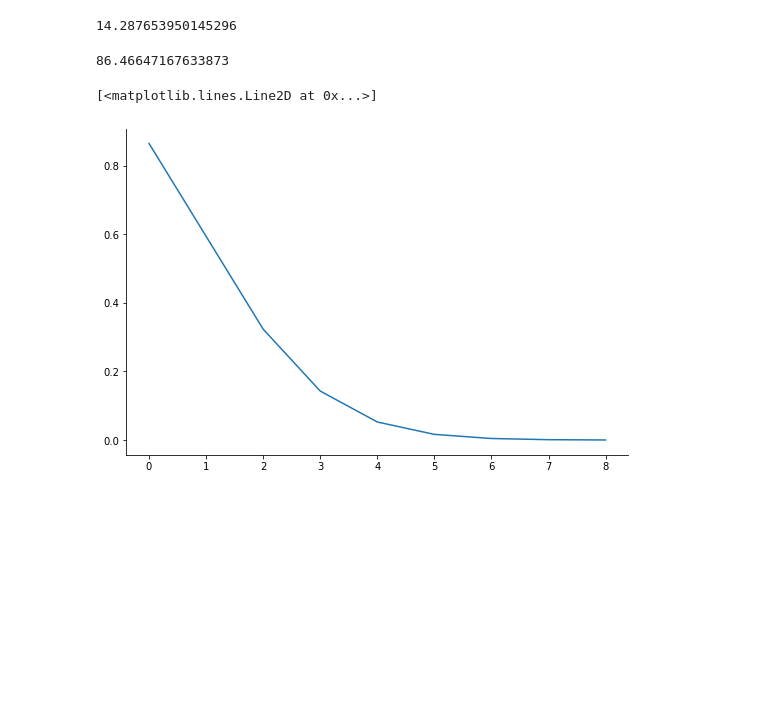
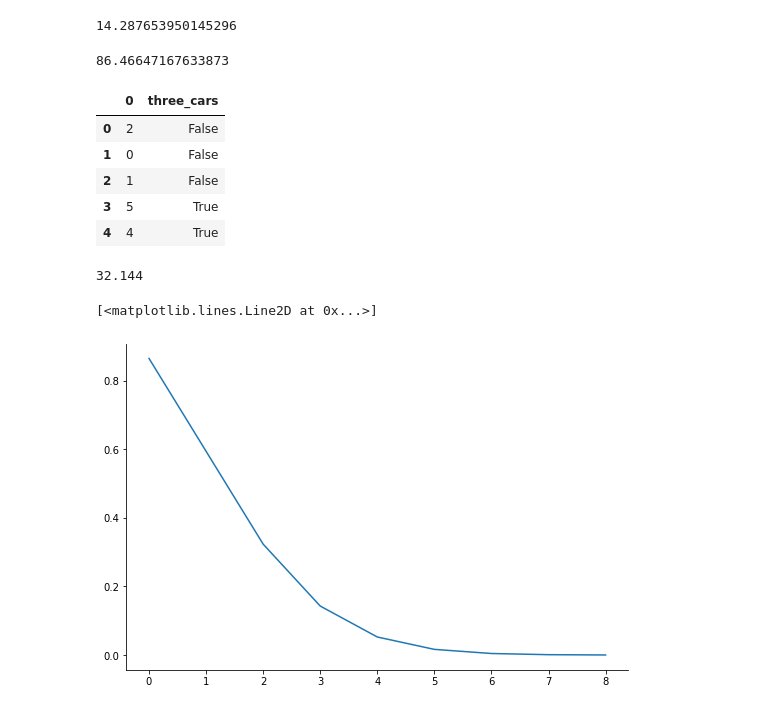
Before and after one commit to Marley-C-Robinson-99/stats-exercises, a Jupyter notebook: probability_distributions.ipynb, the cells around one changed output. Cells and saved outputs as stored; diff of their text form; code cells hidden in the pictures; blank space fills up the shorter version.

```diff
--- a/probability_distributions.ipynb
+++ b/probability_distributions.ipynb
@@ -22,6 +50,26 @@ stats.poisson(2).sf(3) * 100
 stats.poisson(2).sf(0) * 100
 # %% [output]
 86.46647167633873
+# %%
+nrows = 100000
+ncols = 1
+
+rolls = np.random.poisson(2, nrows * ncols).reshape(nrows, ncols)
+df = pd.DataFrame(rolls)
+
+df['three_cars'] = df[0] >= 3
+df.head()
+# %% [output]
+|  | 0 | three_cars |
+| 0 | 2 | False |
+| 1 | 0 | False |
+| 2 | 1 | False |
+| 3 | 5 | True |
+| 4 | 4 | True |
+# %%
+df.three_cars.mean()* 100
+# %% [output]
+32.144
 # %%
 x = range(0,9)
 y = stats.poisson.sf(x, mu=2)
```
Also changed, not shown: parts of 18 cells of this notebook, 1 other file.
